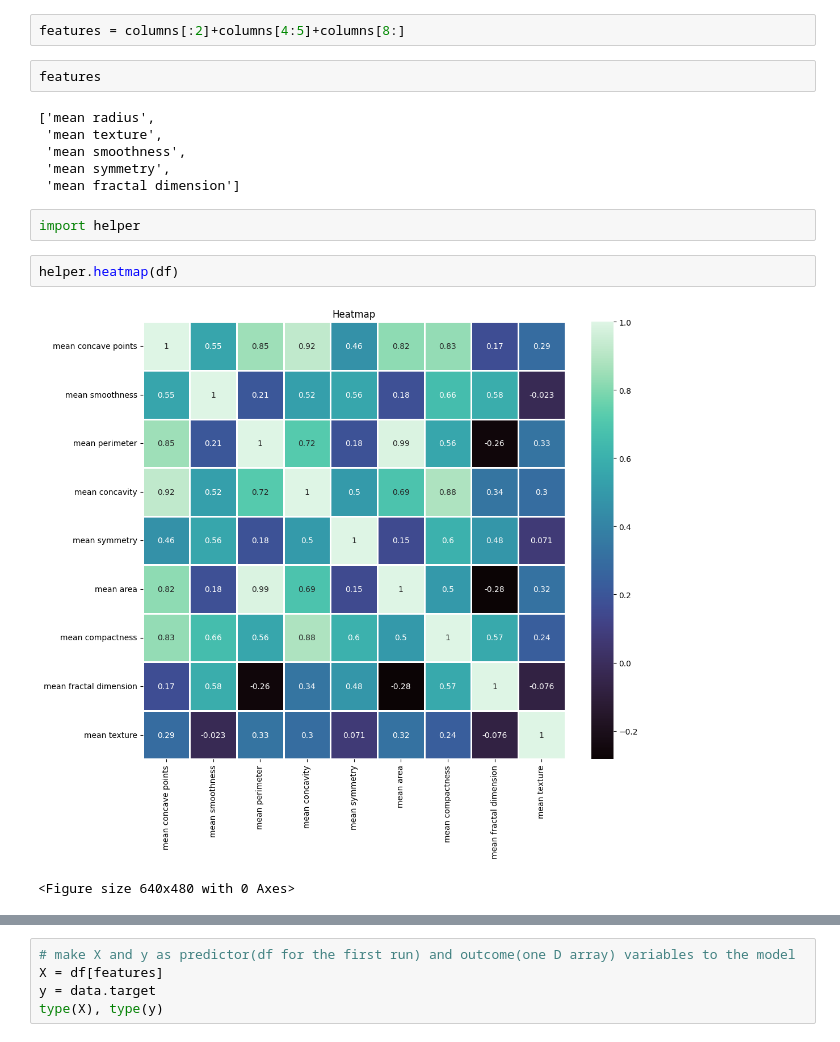
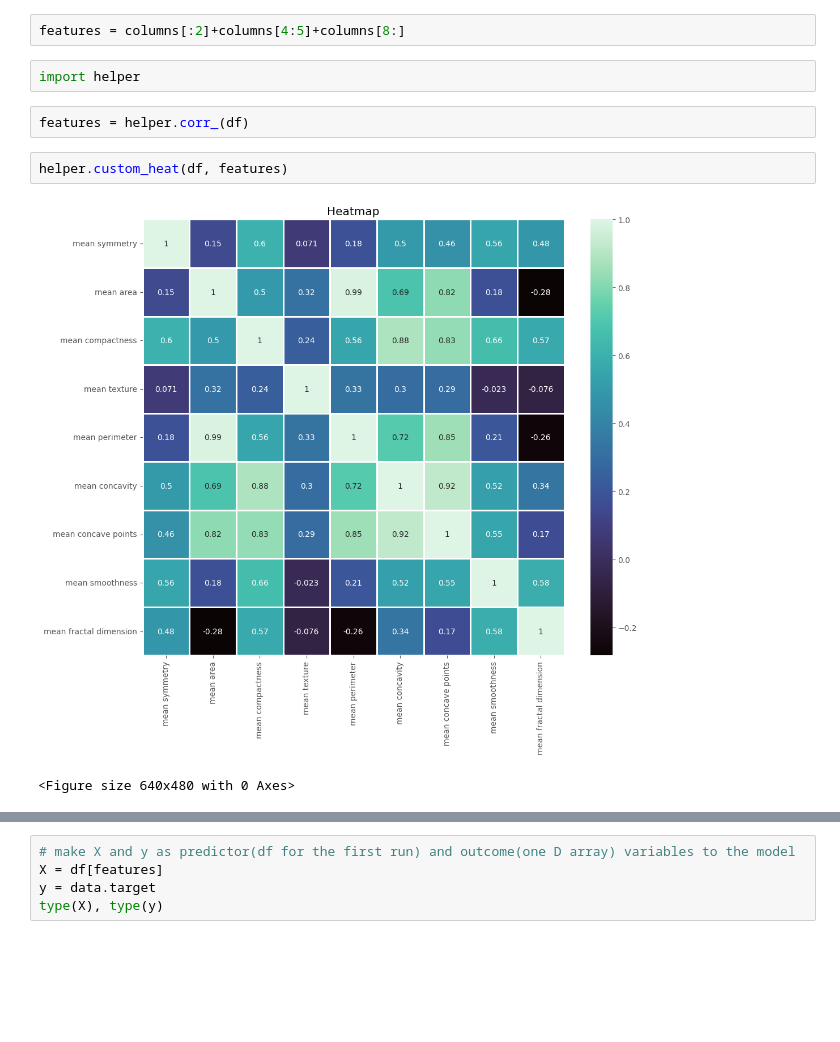
Before and after one commit to LiZoMark841619/Breast-cancer, a Jupyter notebook: Breast_cancer/script.ipynb, the cells around one changed output, grey strips where cells are left out. Cells and saved outputs as stored; diff of their text form; blank space fills up the shorter version.

```diff
--- a/Breast_cancer/script.ipynb
+++ b/Breast_cancer/script.ipynb
@@ -134,20 +116,14 @@ mean fractal dimension mean symmetry 0.47992133005096926
 9
 # %%
 features = columns[:2]+columns[4:5]+columns[8:]
-# %%
-features
-# %% [output]
-['mean radius',
- 'mean texture',
- 'mean smoothness',
- 'mean symmetry',
- 'mean fractal dimension']
 # %%
 import helper
+# %%
+features = helper.corr_(df)
 # %%
-helper.heatmap(df)
+helper.custom_heat(df, features)
 # %% [output]
-[figure, old version]
+[figure, new version]
 <Figure size 640x480 with 0 Axes>
 # %%
 plt.figure(figsize=[12, 10])
```
Also changed, not shown: parts of 21 cells of this notebook, 5 other files.
